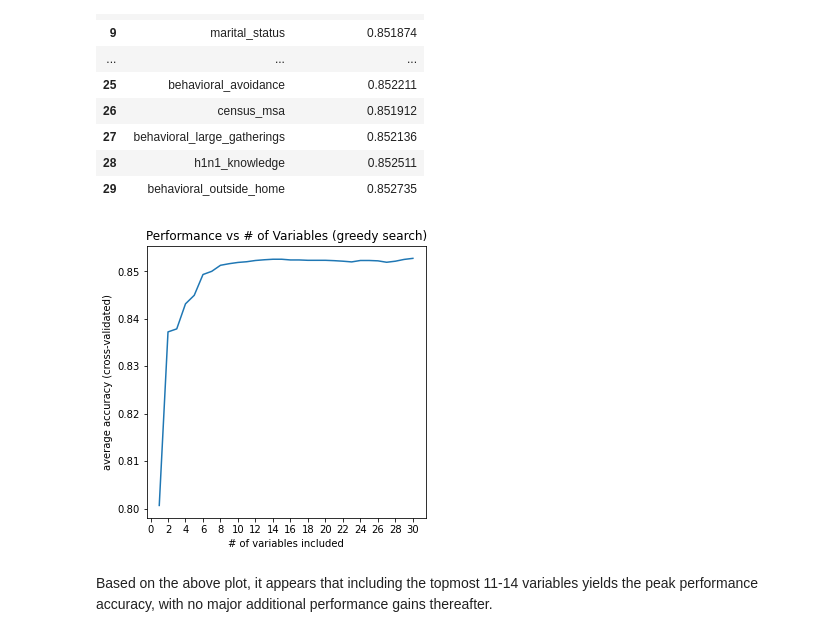
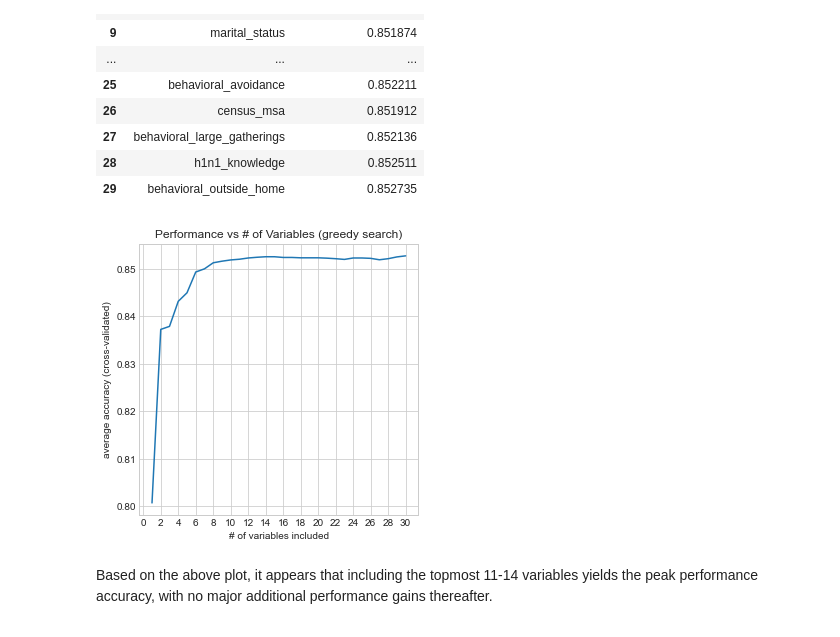
Before and after one commit to christopheraaronhenry/H1N1_vaccine_prediction, a Jupyter notebook: H1N1_vaccine_prediction.ipynb, the cells around one changed output. Saved outputs shown, nothing was run; the diff lists cells and outputs as text; code cells hidden in the pictures.

```diff
--- a/H1N1_vaccine_prediction.ipynb
+++ b/H1N1_vaccine_prediction.ipynb
@@ -596,16 +597,17 @@ df_summary
 | 28 | h1n1_knowledge | 0.852511 |
 | 29 | behavioral_outside_home | 0.852735 |
 # %%
+plt.style.use('seaborn-whitegrid')
 fig, ax = plt.subplots(figsize=(5,5))
 ax.plot(1+np.arange(df_summary.shape[0]),df_summary['cumulative accuracy'])
 ax.set_xlabel('# of variables included')
 ax.set_ylabel('average accuracy (cross-validated)')
 ax.set_xticks(np.arange(0,31,2));
 ax.set_title('Performance vs # of Variables (greedy search)')
 
 fig.savefig('./images/cumulative_accuracy_withNvariables.jpg')
 # %% [output]
-[figure, old version]
+[figure, new version]
 # %% [markdown]
 Based on the above plot, it appears that including the topmost 11-14 variables yields the peak performance accuracy, with no major additional performance gains thereafter.
 # %% [markdown]
```
Also changed, not shown: parts of 17 cells of this notebook, 8 other files.
